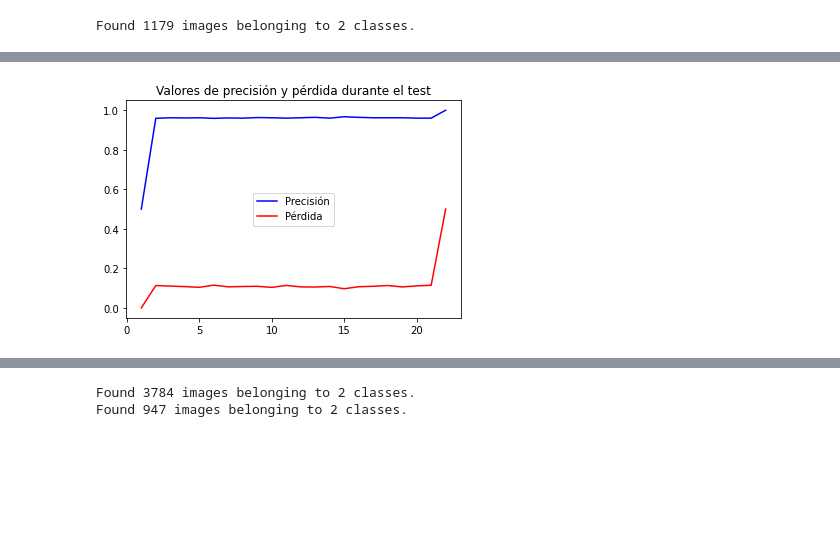
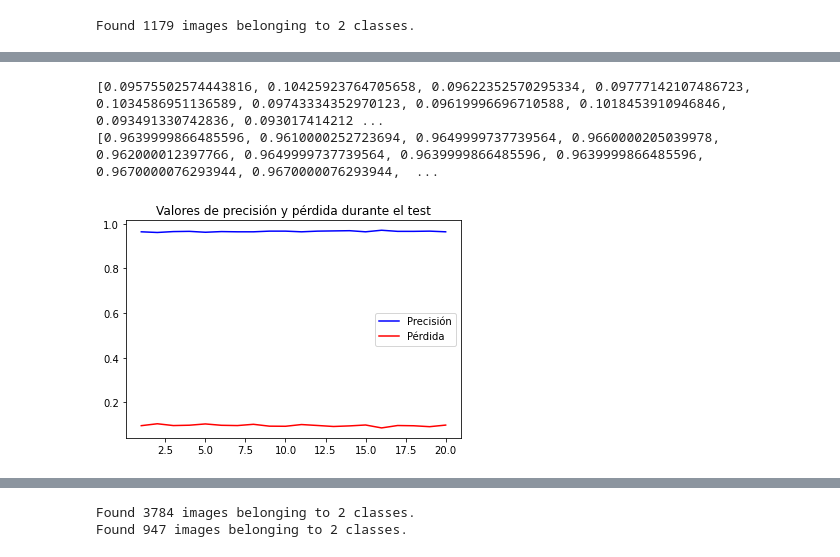
Before and after one commit to Popou123/Trabajo-Jaime-Rodriguez-Albuin, a Jupyter notebook: TFG.ipynb, the cells around one changed output, grey strips where cells are left out. Cells and saved outputs as stored; diff of their text form; code cells hidden in the pictures; blank space fills up the shorter version.

```diff
--- a/TFG.ipynb
+++ b/TFG.ipynb
@@ -496,24 +512,28 @@ for i in range(pasos):
+# %%
+historial_test = pd.read_csv('/content/gdrive/My Drive/historial_modelo_1_test.csv').to_dict()
+print(list(historial_test['loss'].values()))
+print(list(historial_test['acc'].values()))
+# %% [output]
+[0.09575502574443816, 0.10425923764705658, 0.09622352570295334, 0.09777142107486723, 0.1034586951136589, 0.09743334352970123, 0.09619996696710588, 0.1018453910946846, 0.093491330742836, 0.093017414212 ...
+[0.9639999866485596, 0.9610000252723694, 0.9649999737739564, 0.9660000205039978, 0.962000012397766, 0.9649999737739564, 0.9639999866485596, 0.9639999866485596, 0.9670000076293944, 0.9670000076293944,  ...
 # %%
 from matplotlib import pyplot
-#Copiamos el
-prec = historial_test_prec
-loss = historial_test_loss
+import pandas as pd
 
-prec.insert(0,0.5)
-prec.append(1)
+historial_test = pd.read_csv('/content/gdrive/My Drive/historial_modelo_1_test.csv').to_dict()
+historial_test_prec = list(historial_test['acc'].values())
+historial_test_loss = list(historial_test['loss'].values())
 
-loss.insert(0,0)
-loss.append(0.5)
 
-n_pasos = range(1, len(prec) + 1)
+n_pasos = range(1, len(historial_test_prec) + 1)
 
-pyplot.plot(n_pasos, prec, 'b', label='Precisión')
-pyplot.plot(n_pasos, loss, 'r', label='Pérdida')
+pyplot.plot(n_pasos, historial_test_prec, 'b', label='Precisión')
+pyplot.plot(n_pasos, historial_test_loss, 'r', label='Pérdida')
 pyplot.title('Valores de precisión y pérdida durante el test')
 pyplot.legend()
 pyplot.show()
 # %% [output]
-[figure, old version]
+[figure, new version]
 # %%
 #Ahora probaremos a modificar datos. Como no disponemos de más imágenes tendremos que realizar pequeñas modificaciones sobre las que ya poseemos:
 generador_datos = ImageDataGenerator(
```
Also changed, not shown: parts of 41 cells of this notebook.
